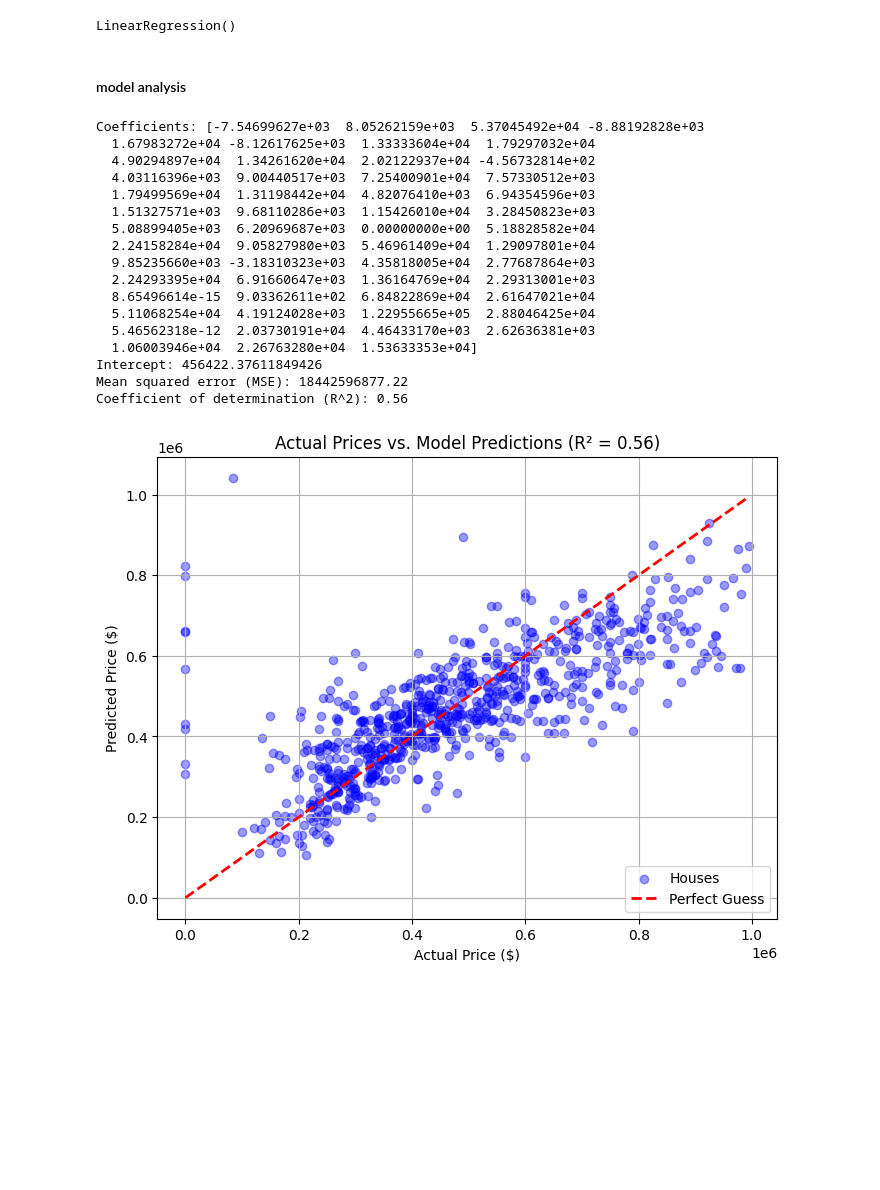
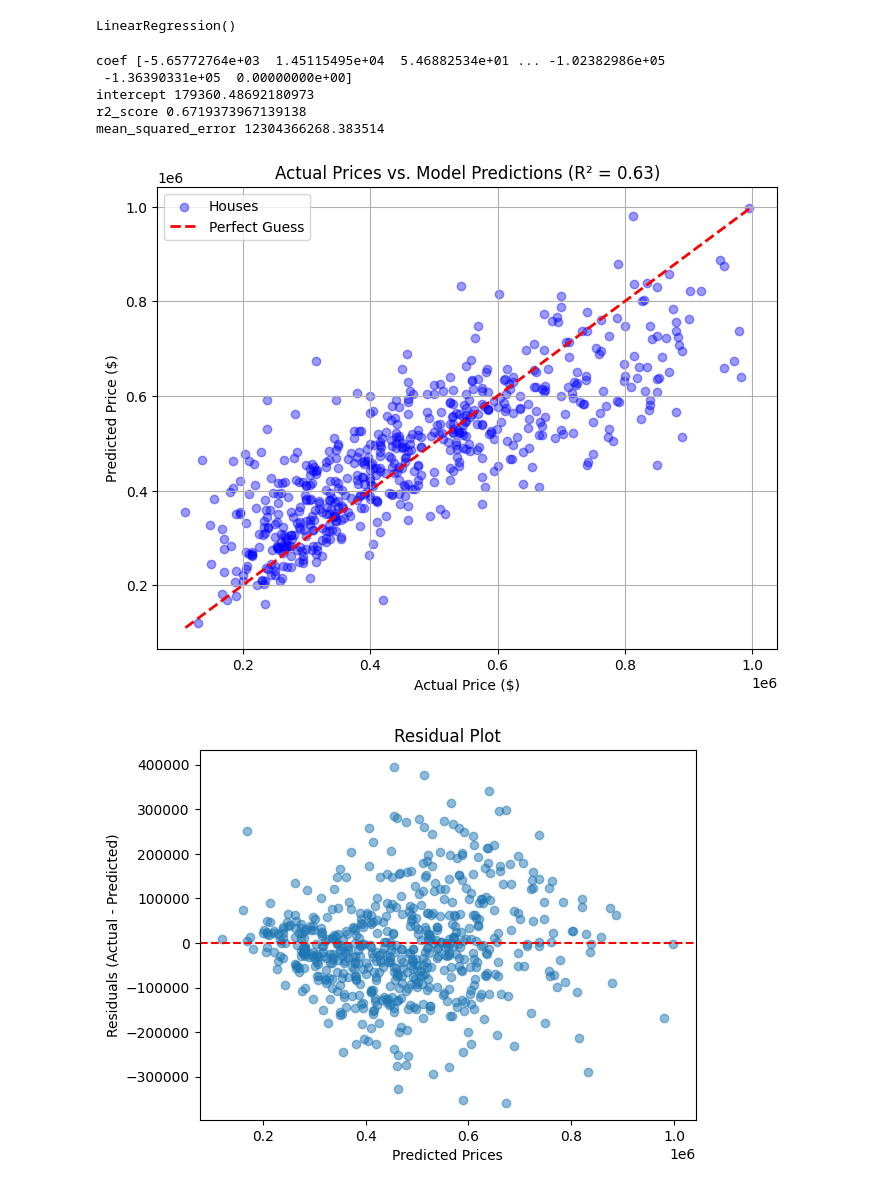
Before and after one commit to Ruvaaa/house-price-linear-regression-model, a Jupyter notebook: HousePrice/linearregression.ipynb, the cells around one changed output. Cells and saved outputs as stored; diff of their text form; code cells hidden in the pictures; blank space fills up the shorter version.

```diff
--- a/HousePrice/linearregression.ipynb
+++ b/HousePrice/linearregression.ipynb
@@ -124,4 +182,0 @@ from sklearn.preprocessing import StandardScaler
-# %%
-scaler = StandardScaler()
-
-X = scaler.fit_transform(X)
@@ -144,4 +182,0 @@ array([[-0.36844447, -0.78941332, -0.81247336, ..., -0.04304454,
-# %%
-X = pd.DataFrame(X)
-
-print(X.head())
@@ -168,7 +187,7 @@ print(X.head())
+# %%
+X_train, X_test, Y_train, Y_test = train_test_split(X, Y, test_size=0.15)
 # %%
 model = linear_model.LinearRegression()
-# %%
-X_train, X_test, Y_train, Y_test = train_test_split(X, Y, test_size=0.2)
 # %%
 model.fit(X_train, Y_train)
 # %% [output]
@@ -178,42 +197,37 @@ y_pred = model.predict(X_test)
-# %% [markdown]
-#### model analysis
-# %%
-print('Coefficients:', model.coef_)
-print('Intercept:', model.intercept_)
-print('Mean squared error (MSE): %.2f'
-      % mean_squared_error(Y_test, y_pred))
-print('Coefficient of determination (R^2): %.2f'
-      % r2_score(Y_test, y_pred))
-# %% [output]
-Coefficients: [-7.54699627e+03  8.05262159e+03  5.37045492e+04 -8.88192828e+03
-  1.67983272e+04 -8.12617625e+03  1.33333604e+04  1.79297032e+04
-  4.90294897e+04  1.34261620e+04  2.02122937e+04 -4.56732814e+02
-  4.03116396e+03  9.00440517e+03  7.25400901e+04  7.57330512e+03
-  1.79499569e+04  1.31198442e+04  4.82076410e+03  6.94354596e+03
-  1.51327571e+03  9.68110286e+03  1.15426010e+04  3.28450823e+03
-  5.08899405e+03  6.20969687e+03  0.00000000e+00  5.18828582e+04
-  2.24158284e+04  9.05827980e+03  5.46961409e+04  1.29097801e+04
-  9.85235660e+03 -3.18310323e+03  4.35818005e+04  2.77687864e+03
-  2.24293395e+04  6.91660647e+03  1.36164769e+04  2.29313001e+03
-  8.65496614e-15  9.03362611e+02  6.84822869e+04  2.61647021e+04
-  5.11068254e+04  4.19124028e+03  1.22955665e+05  2.88046425e+04
-  5.46562318e-12  2.03730191e+04  4.46433170e+03  2.62636381e+03
-  1.06003946e+04  2.26763280e+04  1.53633353e+04]
-Intercept: 456422.37611849426
-Mean squared error (MSE): 18442596877.22
-Coefficient of determination (R^2): 0.56
+# %%
+print("coef",model.coef_)
+print("intercept",model.intercept_)
+print('r2_score',r2_score(Y_test, Y_pred))
+print('mean_squared_error',mean_squared_error(Y_test, Y_pred))
+# %% [output]
+coef [-5.65772764e+03  1.45115495e+04  5.46882534e+01 ... -1.02382986e+05
+ -1.36390331e+05  0.00000000e+00]
+intercept 179360.48692180973
+r2_score 0.6719373967139138
+mean_squared_error 12304366268.383514
 # %%
 plt.figure(figsize=(8, 6))
 plt.scatter(Y_test, model.predict(X_test), alpha=0.4, color='blue', label='Houses')
 
 plt.plot([Y_test.min(), Y_test.max()], [Y_test.min(), Y_test.max()], color='red', linestyle='--', linewidth=2, label='Perfect Guess')
 
 #label
-plt.title('Actual Prices vs. Model Predictions (R² = 0.56)')
+plt.title('Actual Prices vs. Model Predictions (R² = 0.63)')
 plt.xlabel('Actual Price ($)')
 plt.ylabel('Predicted Price ($)')
 plt.legend()
 plt.grid(True)
 plt.show()
 # %% [output]
-[figure, old version]
+[figure, new version]
+# %%
+residuals = Y_test - Y_pred
+
+plt.scatter(Y_pred, residuals, alpha=0.5)
+plt.axhline(y=0, color='r', linestyle='--')
+plt.xlabel('Predicted Prices')
+plt.ylabel('Residuals (Actual - Predicted)')
+plt.title('Residual Plot')
+plt.show()
+# %% [output]
+[figure, added]
```
Also changed, not shown: parts of 33 cells of this notebook, 1 other file.
